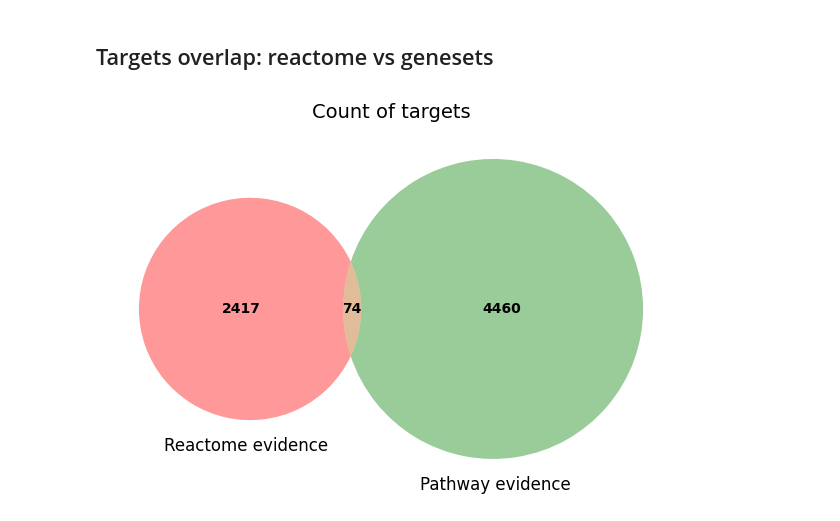
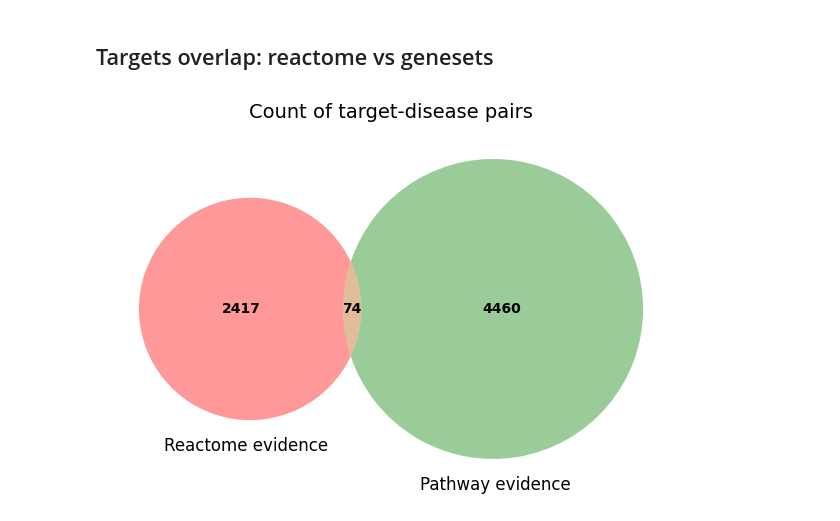
Before and after one commit to polrus/genesets2evidence, a Jupyter notebook: reactome_vs_genesets.ipynb, the cells around one changed output. Cells and saved outputs as stored; diff of their text form; code cells hidden in the pictures.

```diff
--- a/reactome_vs_genesets.ipynb
+++ b/reactome_vs_genesets.ipynb
@@ -43,32 +43,32 @@ from matplotlib_venn import venn2
 df = geneset_evidence_reactome
 # Boolean masks
 reactome_evidence = (df['datasourceId'] == 'reactome') & (df['library'].isna())
 pathway_evidence = df['datasourceId'].isna() & df['library'].notna()
 intersect = (df['datasourceId'] == 'reactome') & df['library'].notna()
 
 # Counts
 count_reactome = reactome_evidence.sum()
 count_pathway = pathway_evidence.sum()
 count_intersect = intersect.sum()
 
 
 # Plot Venn diagram
 plt.figure(figsize=(6, 6))
 venn = venn2(subsets=(count_reactome, count_pathway, count_intersect),
              set_labels=('', ''))  # Remove default labels
 
 # Make count labels bold
 for text in venn.subset_labels:
     if text:
         text.set_fontweight('bold')
 
 # Add custom labels below each circle (use fixed x positions)
 plt.text(-0.49, -0.43, 'Reactome evidence', fontsize=12, ha='center')
 plt.text(0.27, -0.55, 'Pathway evidence', fontsize=12, ha='center')
 
 # Add title
-plt.title('Count of targets', fontsize=14)
+plt.title('Count of target-disease pairs', fontsize=14)
 plt.tight_layout()
 plt.show()
 # %% [output]
-[figure, old version]
+[figure, new version]
```
Also changed, not shown: parts of 22 cells of this notebook, 1 other file.
